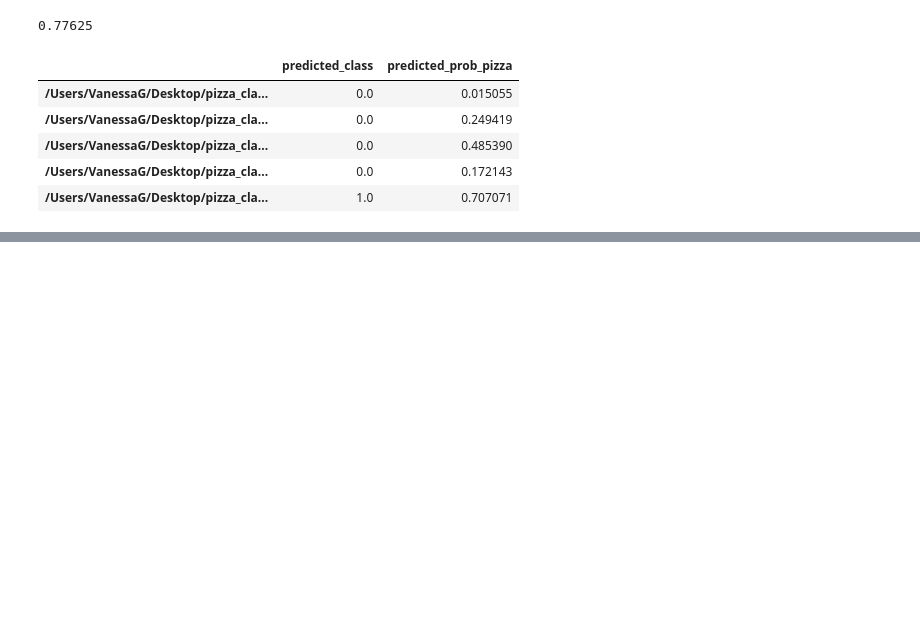
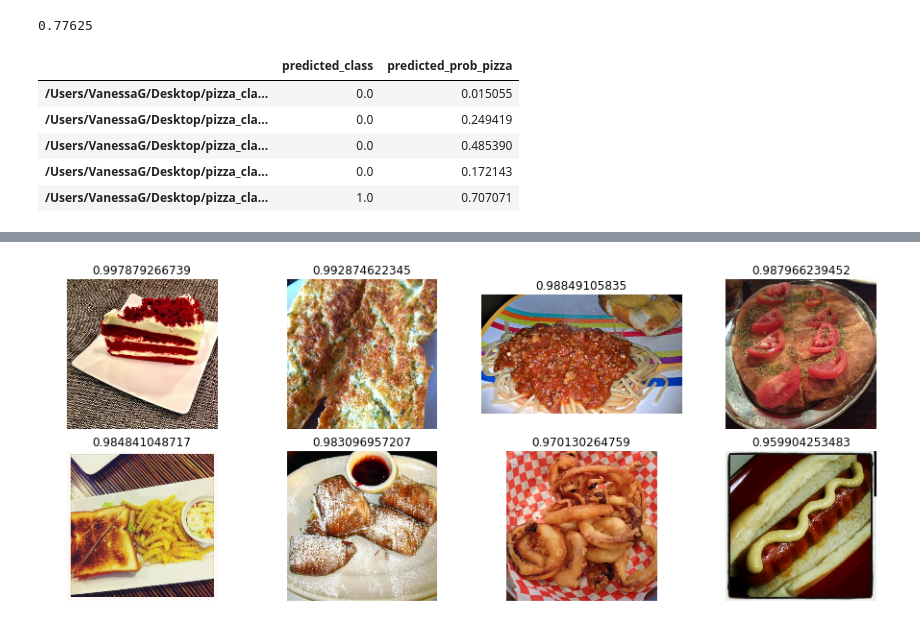
Before and after one commit to vnessified/DSI-SF-2-vnessified, a Jupyter notebook: capstone/keras_model.ipynb, the cells around one changed output, grey strips where cells are left out. Saved outputs shown, nothing was run; the diff lists cells and outputs as text; code cells hidden in the pictures; blank space fills up the shorter version.

```diff
--- a/capstone/keras_model.ipynb
+++ b/capstone/keras_model.ipynb
@@ -369,3 +424,7 @@ image_file_df.T.head()
 | /Users/VanessaG/Desktop/pizza_cla... | 0.0 | 0.485390 |
 | /Users/VanessaG/Desktop/pizza_cla... | 0.0 | 0.172143 |
 | /Users/VanessaG/Desktop/pizza_cla... | 1.0 | 0.707071 |
+# %%
+image_file_df = image_file_df.T
+image_file_df = image_file_df.reset_index()
+image_file_df.shape
@@ -371,0 +442,4 @@ image_file_df.T.head()
+# %%
+image_file_df.columns = ['filepath','predicted_class','predicted_prob_pizza']
+image_file_df['actual_label'] = image_file_df.filepath.map(lambda x: 0 if '/not_pizza/' in x else 1)
+image_file_df.head(20)
@@ -371,0 +467,3 @@ image_file_df.T.head()
+# %%
+worst_predictions = image_file_df[(image_file_df.predicted_class == 1.00) &
+              (image_file_df.actual_label == 0)].sort_values('predicted_prob_pizza', ascending=False).head(8)
@@ -371,0 +482,19 @@ image_file_df.T.head()
+# %%
+worst_pred_pics = list(worst_predictions['filepath'])
+# %%
+fig, ax = plt.subplots(2,4,figsize=(16,6))
+fig.subplots_adjust(hspace=0.15, wspace=0.1)
+images = []
+
+for img in worst_pred_pics:
+    image = load_img(img)
+    images.append(image)
+
+for i in range(8):
+    plt.subplot(2,4,i+1)
+    plt.imshow(images[i])
+    plt.axis("off")
+    #plt.xlabel("test")
+    plt.title(worst_predictions.iloc[i, 2])
+# %% [output]
+[figure, added]
```
Also changed, not shown: parts of 41 cells of this notebook.
